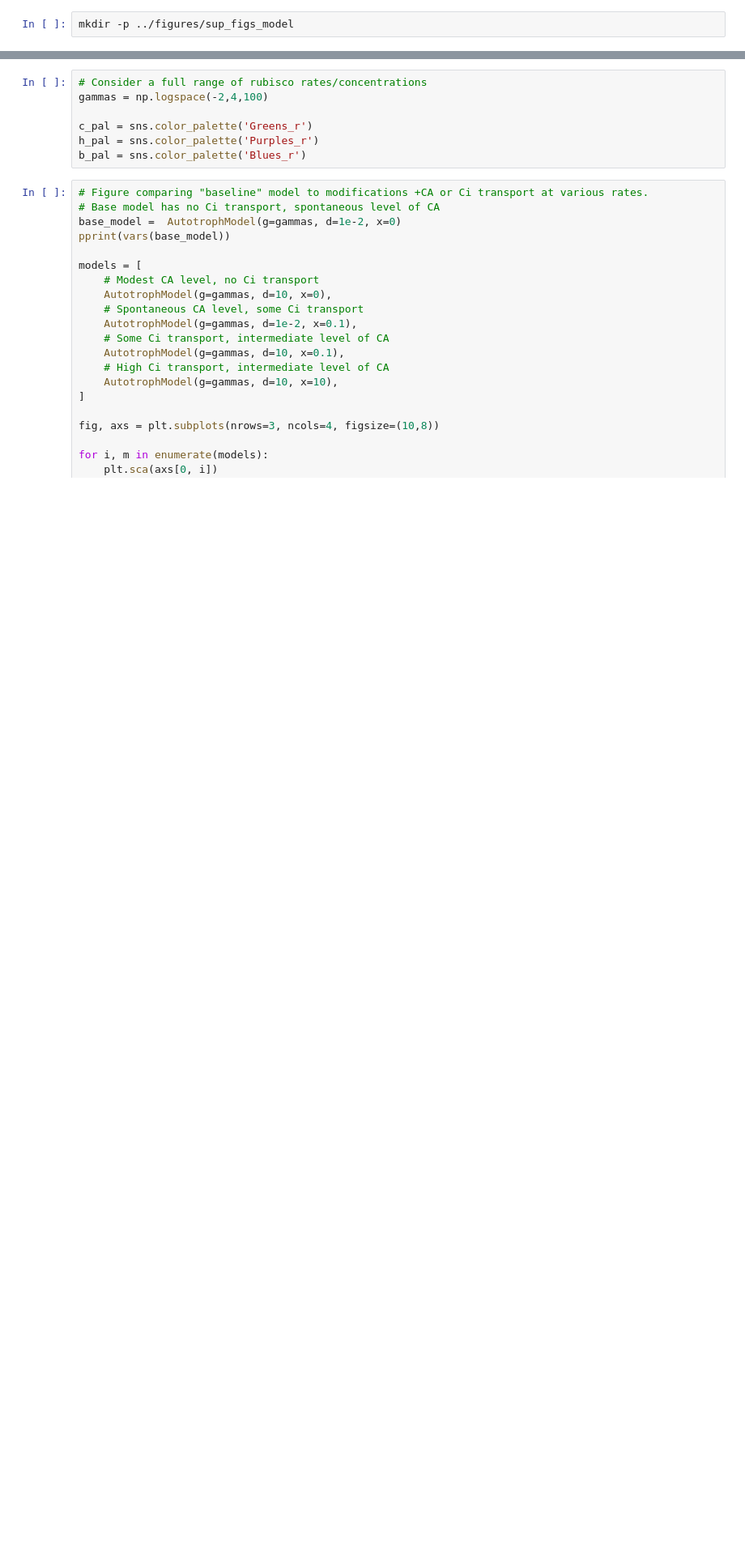
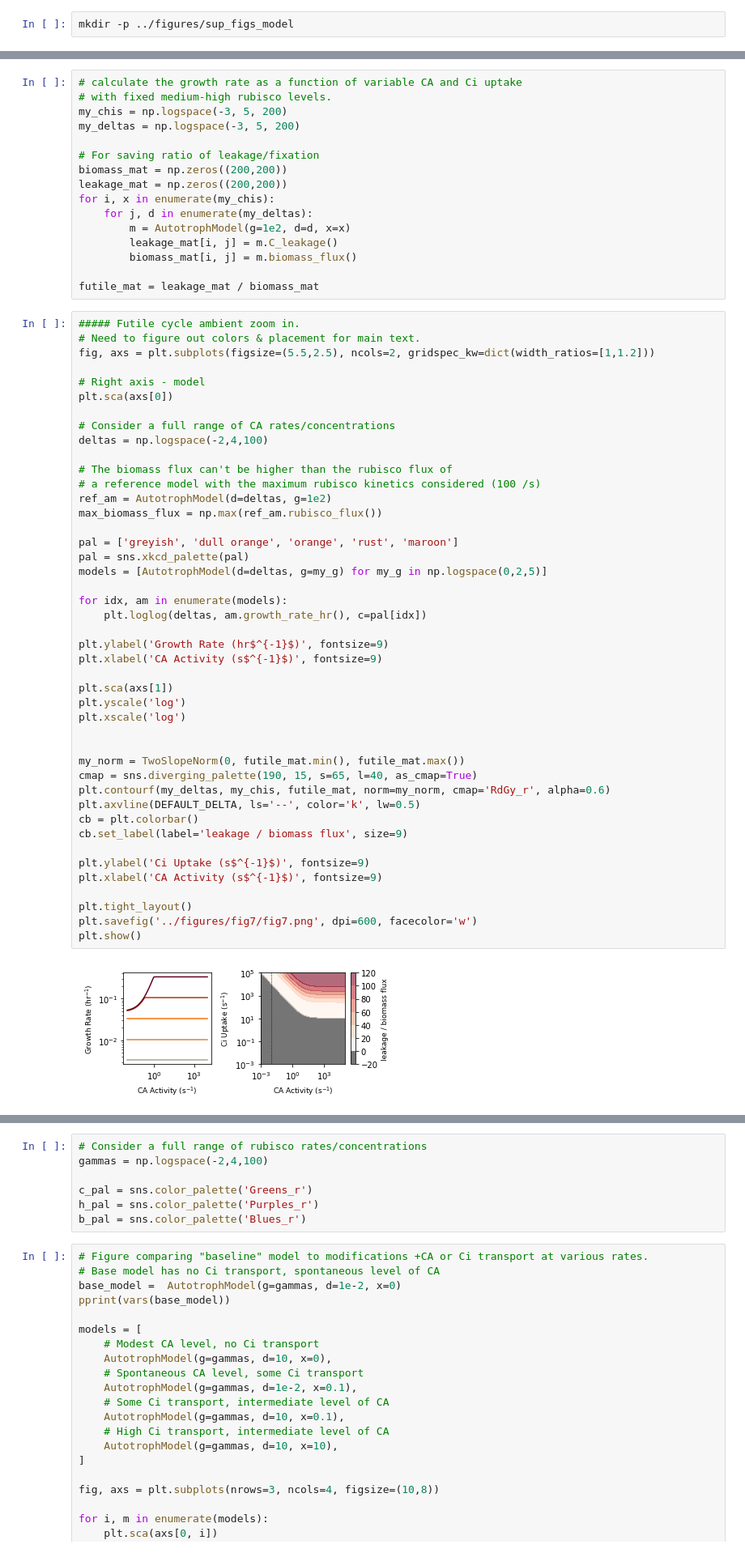
Before and after one commit to flamholz/ccm_evolution, a Jupyter notebook: notebooks/Fig7_model_figs.ipynb, the cells around one changed output, grey strips where cells are left out. Shown: that part at 81% size. Cells and saved outputs as stored; diff of their text form; blank space fills up the shorter version.

```diff
--- a/notebooks/FigSX_model_figs.ipynb
+++ b/notebooks/Fig7_model_figs.ipynb
@@ -12,0 +15,62 @@ mkdir -p ../figures/sup_figs_model
+# %%
+# calculate the growth rate as a function of variable CA and Ci uptake
+# with fixed medium-high rubisco levels.
+my_chis = np.logspace(-3, 5, 200)
+my_deltas = np.logspace(-3, 5, 200)
+
+# For saving ratio of leakage/fixation
+biomass_mat = np.zeros((200,200))
+leakage_mat = np.zeros((200,200))
+for i, x in enumerate(my_chis):
+    for j, d in enumerate(my_deltas):
+        m = AutotrophModel(g=1e2, d=d, x=x)
+        leakage_mat[i, j] = m.C_leakage()
+        biomass_mat[i, j] = m.biomass_flux()
+
+futile_mat = leakage_mat / biomass_mat
+# %%
+##### Futile cycle ambient zoom in.
+# Need to figure out colors & placement for main text.
+fig, axs = plt.subplots(figsize=(5.5,2.5), ncols=2, gridspec_kw=dict(width_ratios=[1,1.2]))
+
+# Right axis - model
+plt.sca(axs[0])
+
+# Consider a full range of CA rates/concentrations
+deltas = np.logspace(-2,4,100)
+
+# The biomass flux can't be higher than the rubisco flux of
+# a reference model with the maximum rubisco kinetics considered (100 /s)
+ref_am = AutotrophModel(d=deltas, g=1e2)
+max_biomass_flux = np.max(ref_am.rubisco_flux())
+
+pal = ['greyish', 'dull orange', 'orange', 'rust', 'maroon']
+pal = sns.xkcd_palette(pal)
+models = [AutotrophModel(d=deltas, g=my_g) for my_g in np.logspace(0,2,5)]
+
+for idx, am in enumerate(models):
+    plt.loglog(deltas, am.growth_rate_hr(), c=pal[idx])
+
+plt.ylabel('Growth Rate (hr$^{-1}$)', fontsize=9)
+plt.xlabel('CA Activity (s$^{-1}$)', fontsize=9)
+
+plt.sca(axs[1])
+plt.yscale('log')
+plt.xscale('log')
+
+
+my_norm = TwoSlopeNorm(0, futile_mat.min(), futile_mat.max())
+cmap = sns.diverging_palette(190, 15, s=65, l=40, as_cmap=True)
+plt.contourf(my_deltas, my_chis, futile_mat, norm=my_norm, cmap='RdGy_r', alpha=0.6)
+plt.axvline(DEFAULT_DELTA, ls='--', color='k', lw=0.5)
+cb = plt.colorbar()
+cb.set_label(label='leakage / biomass flux', size=9)
+
+plt.ylabel('Ci Uptake (s$^{-1}$)', fontsize=9)
+plt.xlabel('CA Activity (s$^{-1}$)', fontsize=9)
+
+plt.tight_layout()
+plt.savefig('../figures/fig7/fig7.png', dpi=600, facecolor='w')
+plt.show()
+# %% [output]
+[figure, added]
```
Also changed, not shown: parts of 9 cells of this notebook, 4 other files.
